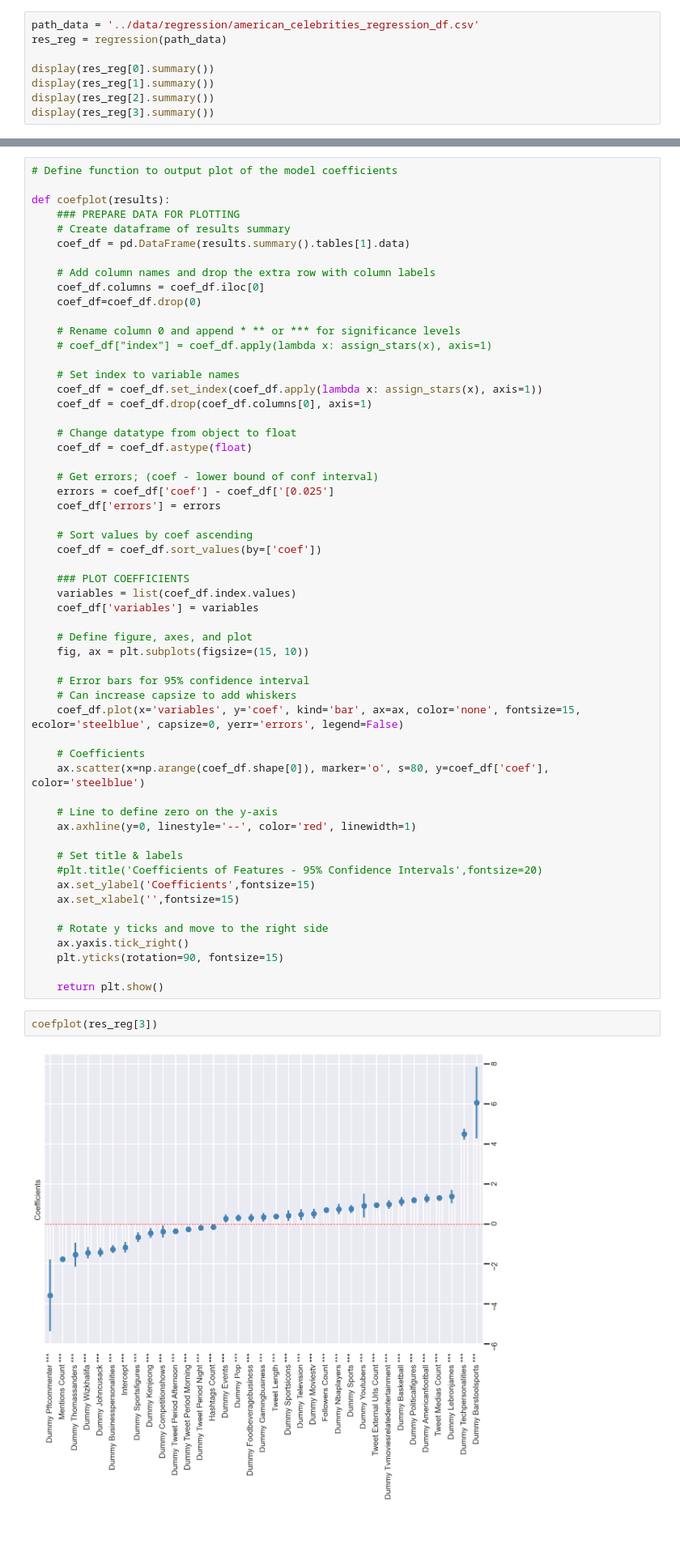
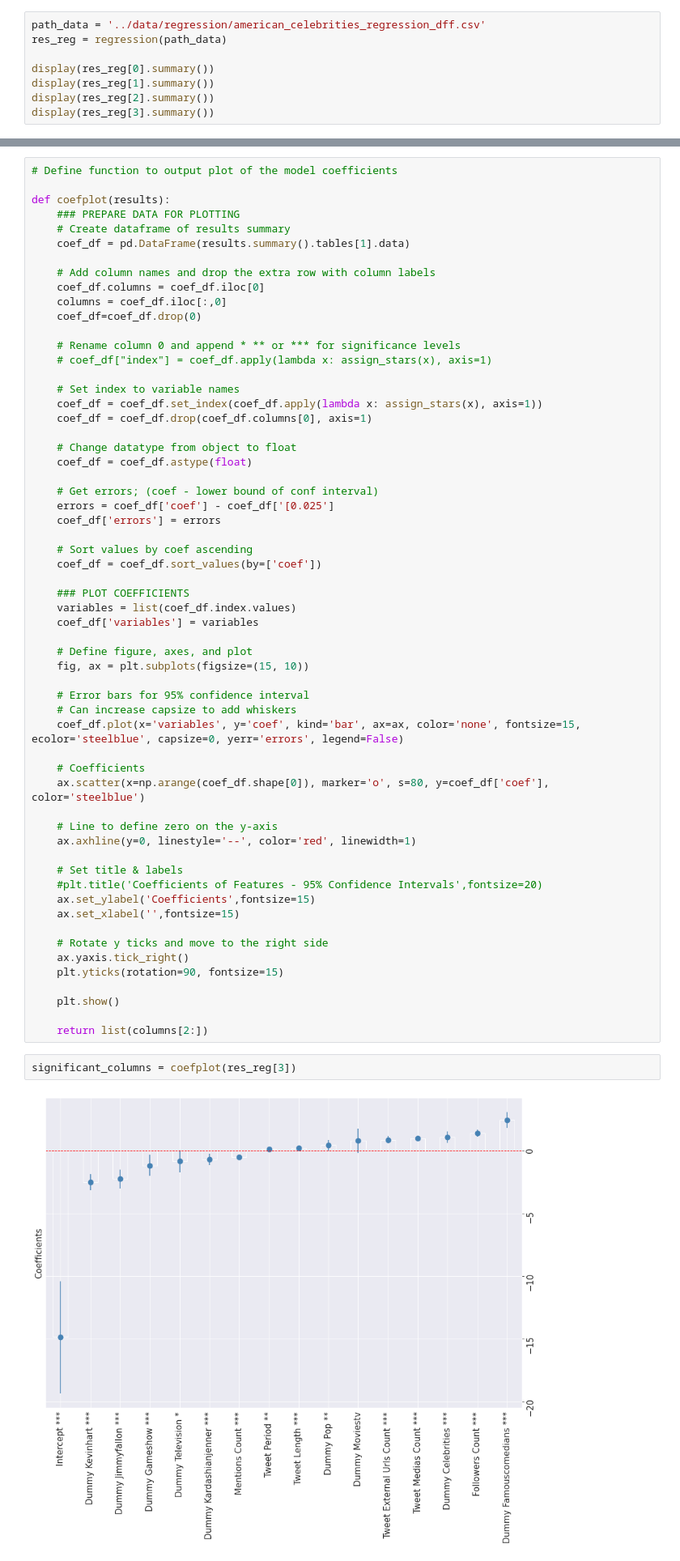
Before and after one commit to abiola123/TwitterAnalysis, a Jupyter notebook: notebooks/06_regression.ipynb, the cells around one changed output, grey strips where cells are left out. Shown at 81% size. Drawn from its saved outputs; the diff is of its cells as text; blank space fills up the shorter version.

```diff
--- a/notebooks/06_regression.ipynb
+++ b/notebooks/06_regression.ipynb
@@ -119,7 +119,7 @@ def regression(path, threshold=1e2):
 
     return res, res_threshold, res_log, res_final
 # %%
-path_data = '../data/regression/american_celebrities_regression_df.csv'
+path_data = '../data/regression/american_celebrities_regression_dff.csv'
 res_reg = regression(path_data)
 
 display(res_reg[0].summary())
@@ -224,6 +224,7 @@ def coefplot(results):
 
     # Add column names and drop the extra row with column labels
     coef_df.columns = coef_df.iloc[0]
+    columns = coef_df.iloc[:,0]
     coef_df=coef_df.drop(0)
 
     # Rename column 0 and append * ** or *** for significance levels
@@ -269,8 +270,10 @@ def coefplot(results):
     ax.yaxis.tick_right()
     plt.yticks(rotation=90, fontsize=15)
 
-    return plt.show()
+    plt.show()
+
+    return list(columns[2:])
 # %%
-coefplot(res_reg[3])
+significant_columns = coefplot(res_reg[3])
 # %% [output]
-[figure, old version]
+[figure, new version]
```
Also changed, not shown: parts of 5 cells of this notebook, 5 other files.
